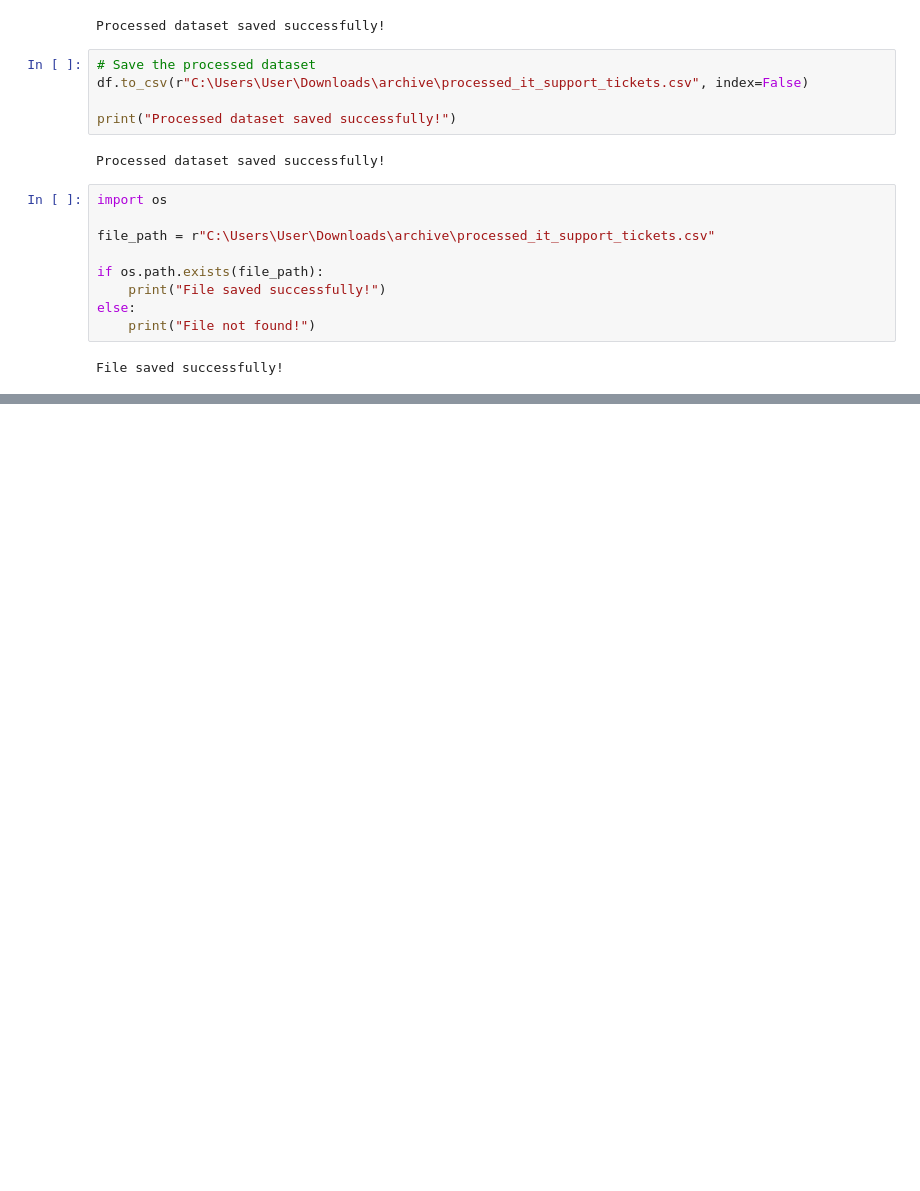
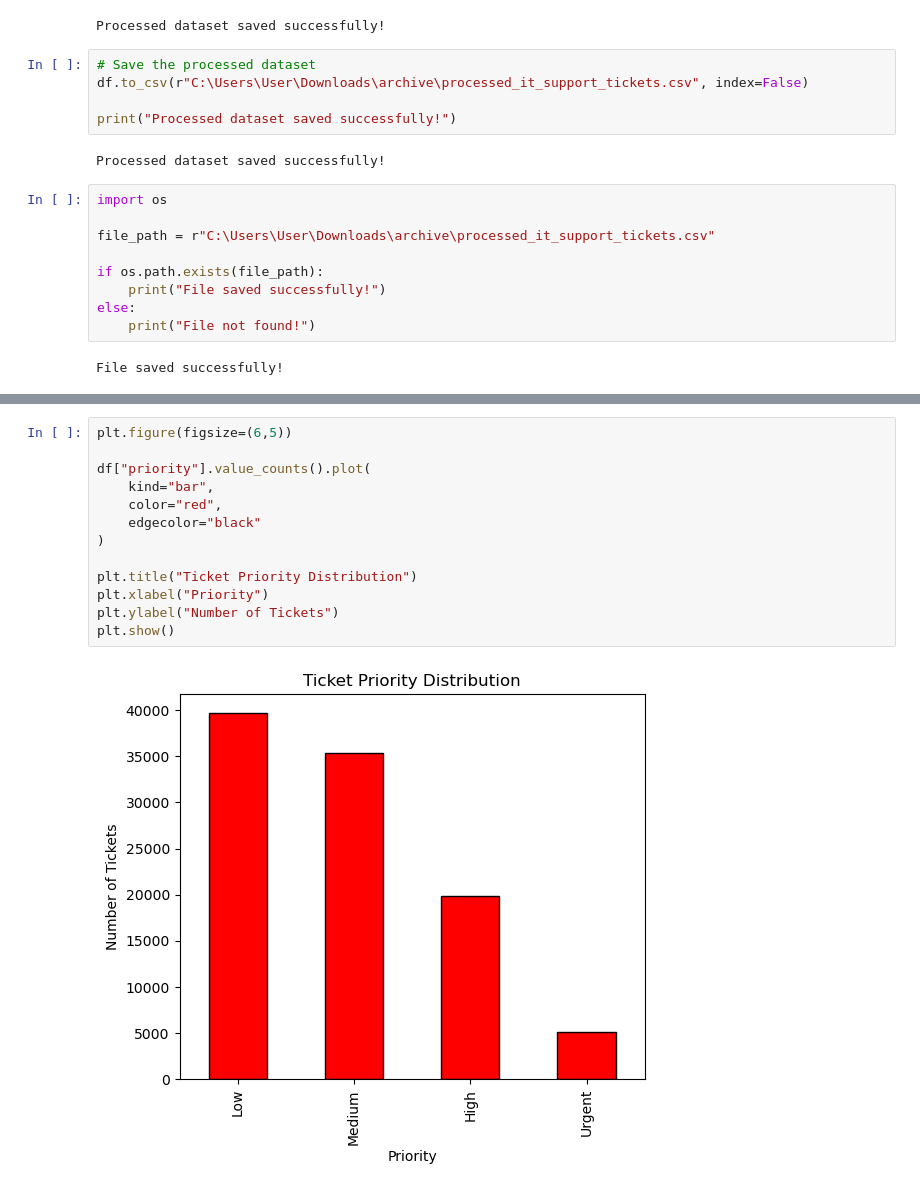
Before and after one commit to springboardmentor1210a/Supportlytics, a Jupyter notebook: internDV.ipynb, the cells around one changed output, grey strips where cells are left out. Drawn from its saved outputs; the diff is of its cells as text; blank space fills up the shorter version.

```diff
--- a/internDV.ipynb
+++ b/internDV.ipynb
@@ -346,0 +496,15 @@ File saved successfully!
+# %%
+plt.figure(figsize=(6,5))
+
+df["priority"].value_counts().plot(
+    kind="bar",
+    color="red",
+    edgecolor="black"
+)
+
+plt.title("Ticket Priority Distribution")
+plt.xlabel("Priority")
+plt.ylabel("Number of Tickets")
+plt.show()
+# %% [output]
+[figure, added]
```
Also changed, not shown: parts of 27 cells of this notebook.
